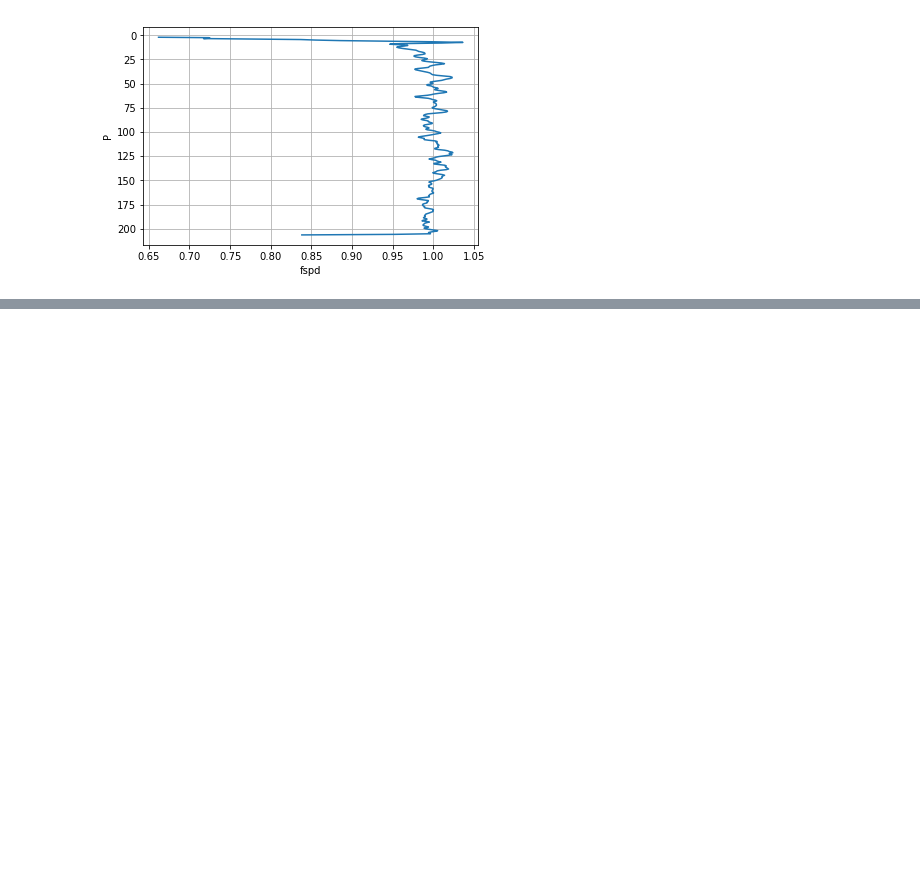
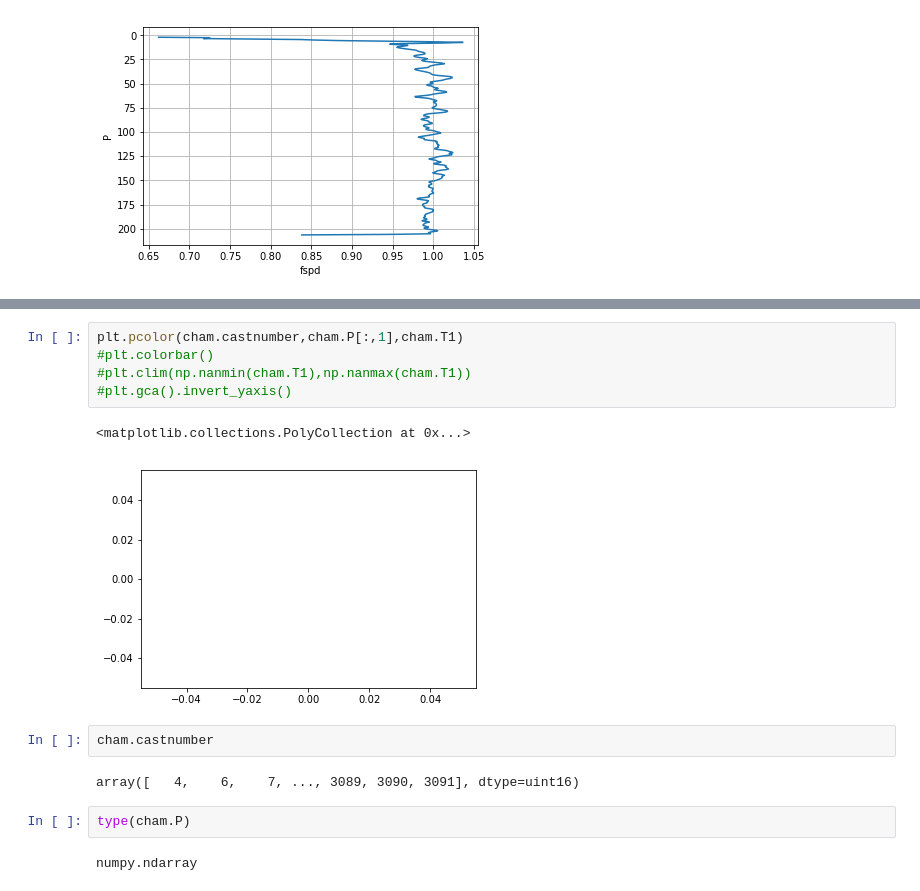
Before and after one commit to OceanMixingGroup/Analysis, a Jupyter notebook: Andy_Pickering/Working with eq14 data in python.ipynb, the cells around one changed output, grey strips where cells are left out. Saved outputs shown, nothing was run; the diff lists cells and outputs as text; blank space fills up the shorter version.

```diff
--- a/Andy_Pickering/Working with eq14 data in python.ipynb
+++ b/Andy_Pickering/Working with eq14 data in python.ipynb
@@ -60,0 +79,16 @@ plt.grid()
+# %%
+plt.pcolor(cham.castnumber,cham.P[:,1],cham.T1)
+#plt.colorbar()
+#plt.clim(np.nanmin(cham.T1),np.nanmax(cham.T1))
+#plt.gca().invert_yaxis()
+# %% [output]
+<matplotlib.collections.PolyCollection at 0x...>
+[figure, added]
+# %%
+cham.castnumber
+# %% [output]
+array([   4,    6,    7, ..., 3089, 3090, 3091], dtype=uint16)
+# %%
+type(cham.P)
+# %% [output]
+numpy.ndarray
```
Also changed, not shown: parts of 7 cells of this notebook, 7 other files.
